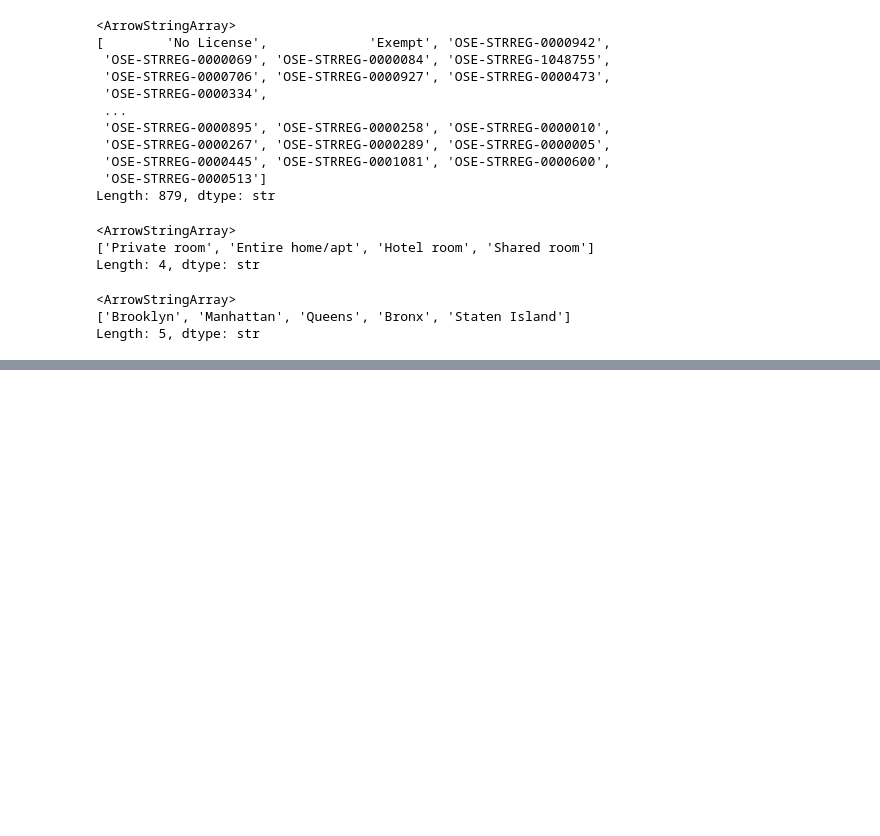
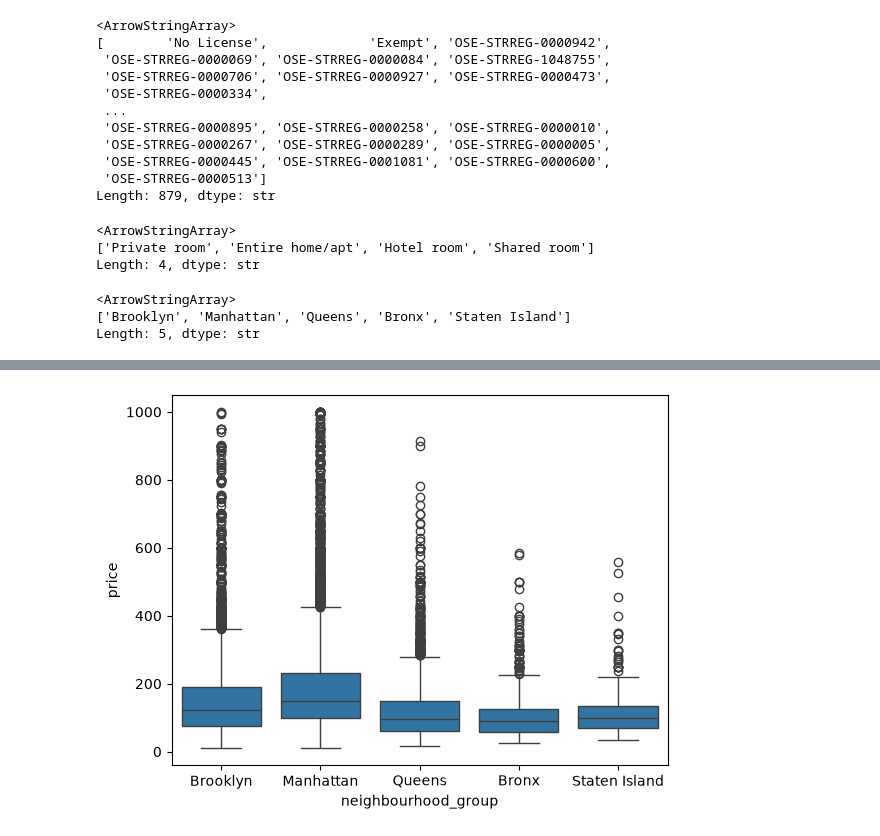
Before and after one commit to mus9090/pandas-practice, a Jupyter notebook: 03-pandas-eda.ipynb, the cells around one changed output, grey strips where cells are left out. Drawn from its saved outputs; the diff is of its cells as text; code cells hidden in the pictures; blank space fills up the shorter version.

```diff
--- a/03-pandas-eda.ipynb
+++ b/03-pandas-eda.ipynb
@@ -222,0 +224,5 @@ Length: 5, dtype: str
+# %%
+sns.boxplot(x="neighbourhood_group", y="price", data=bnb[bnb["price"] <= bnb["price"].quantile(0.99)])
+plt.show()
+# %% [output]
+[figure, added]
```
Also changed, not shown: parts of 6 cells of this notebook.
